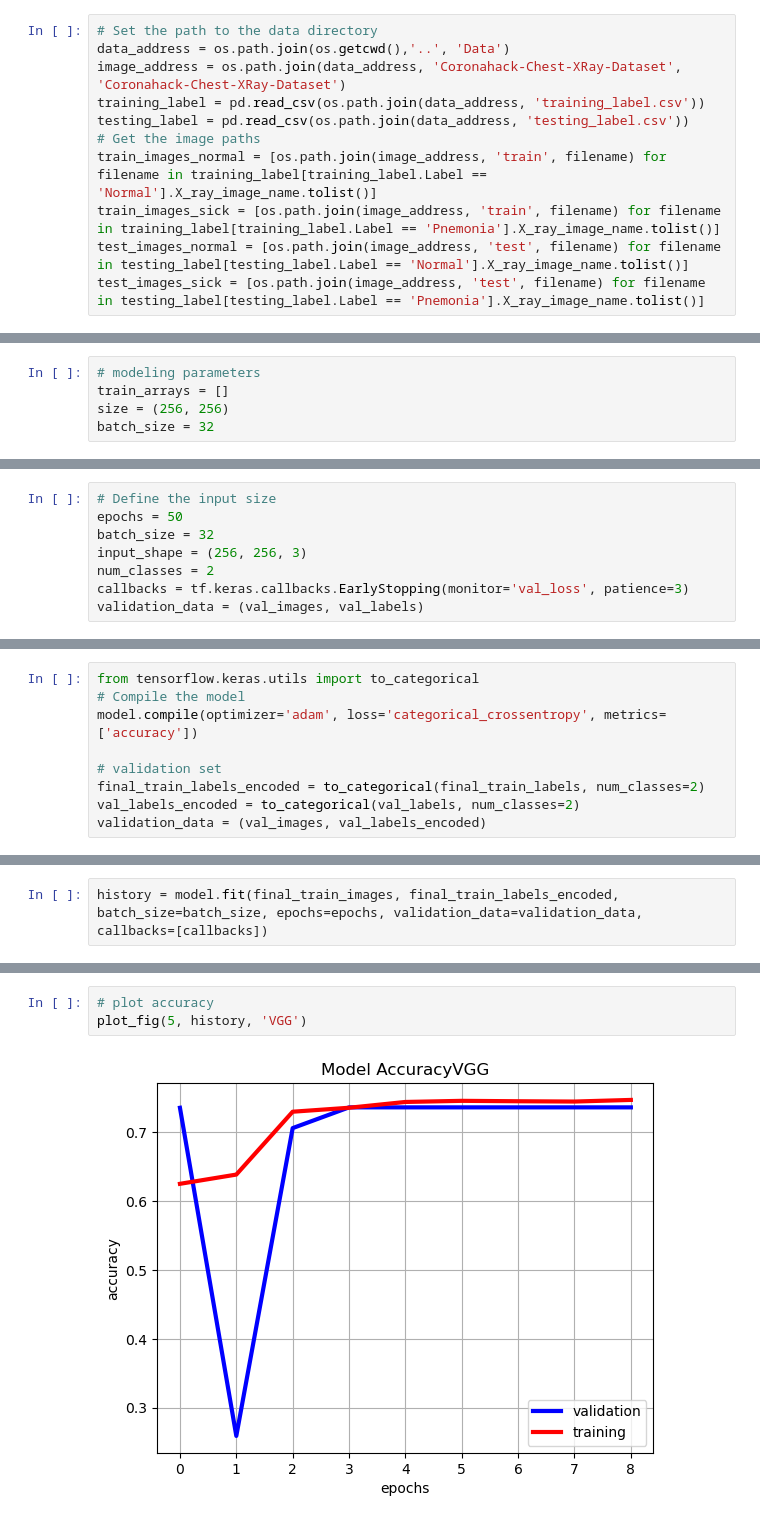
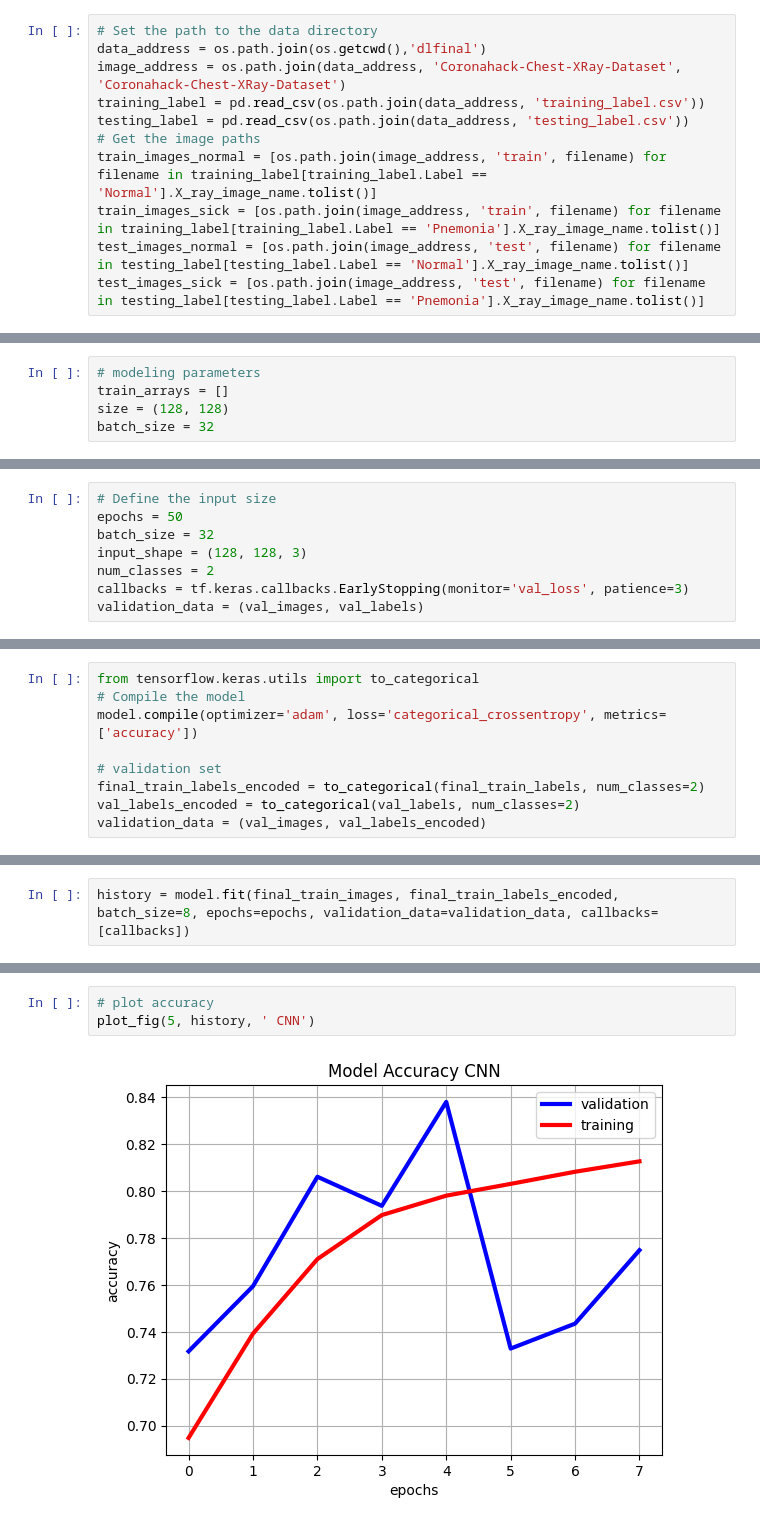
Before and after one commit to KelvinYQC/Covid_19_Classification, a Jupyter notebook: Modeling/CNN from Scratch.ipynb, the cells around one changed output, grey strips where cells are left out. Cells and saved outputs as stored; diff of their text form.

```diff
--- a/Modeling/CNN from Scratch.ipynb
+++ b/Modeling/CNN from Scratch.ipynb
@@ -18,7 +18,7 @@ from tensorflow.keras.callbacks import EarlyStopping, ModelCheckpoint, TensorBoa
 from tensorflow.keras.layers import Dense, Dropout, Flatten,BatchNormalization, Conv2D, MaxPooling2D
 # %%
 # Set the path to the data directory
-data_address = os.path.join(os.getcwd(),'..', 'Data')
+data_address = os.path.join(os.getcwd(),'dlfinal')
 image_address = os.path.join(data_address, 'Coronahack-Chest-XRay-Dataset', 'Coronahack-Chest-XRay-Dataset')
 training_label = pd.read_csv(os.path.join(data_address, 'training_label.csv'))
 testing_label = pd.read_csv(os.path.join(data_address, 'testing_label.csv'))
@@ -47,7 +47,7 @@ def plot_fig(i, history, model):
 # %%
 # modeling parameters
 train_arrays = []
-size = (256, 256)
+size = (128, 128)
 batch_size = 32
 # %%
 # Create an ImageDataGenerator and do Image Augmentation
@@ -103,7 +103,7 @@ final_train_images, val_images, final_train_labels, val_labels = train_test_spli
 # Define the input size
 epochs = 50
 batch_size = 32
-input_shape = (256, 256, 3)
+input_shape = (128, 128, 3)
 num_classes = 2
 callbacks = tf.keras.callbacks.EarlyStopping(monitor='val_loss', patience=3)
 validation_data = (val_images, val_labels)
@@ -148,4 +147,4 @@ validation_data = (val_images, val_labels_encoded)
 # %%
-history = model.fit(final_train_images, final_train_labels_encoded, batch_size=batch_size, epochs=epochs, validation_data=validation_data, callbacks=[callbacks])
+history = model.fit(final_train_images, final_train_labels_encoded, batch_size=8, epochs=epochs, validation_data=validation_data, callbacks=[callbacks])
 # %% [output]
 Epoch 1/50
@@ -182,8 +178,8 @@ Text(0.5, 1.0, 'Loss Curves')
 # %%
 # plot accuracy
-plot_fig(5, history, 'VGG')
+plot_fig(5, history, ' CNN')
 # %% [output]
-[figure, old version]
+[figure, new version]
 # %%
 from sklearn.metrics import classification_report, confusion_matrix, accuracy_score, roc_auc_score, roc_curve
 from sklearn.preprocessing import LabelBinarizer
```
Also changed, not shown: parts of 6 cells of this notebook, 3 other files.
